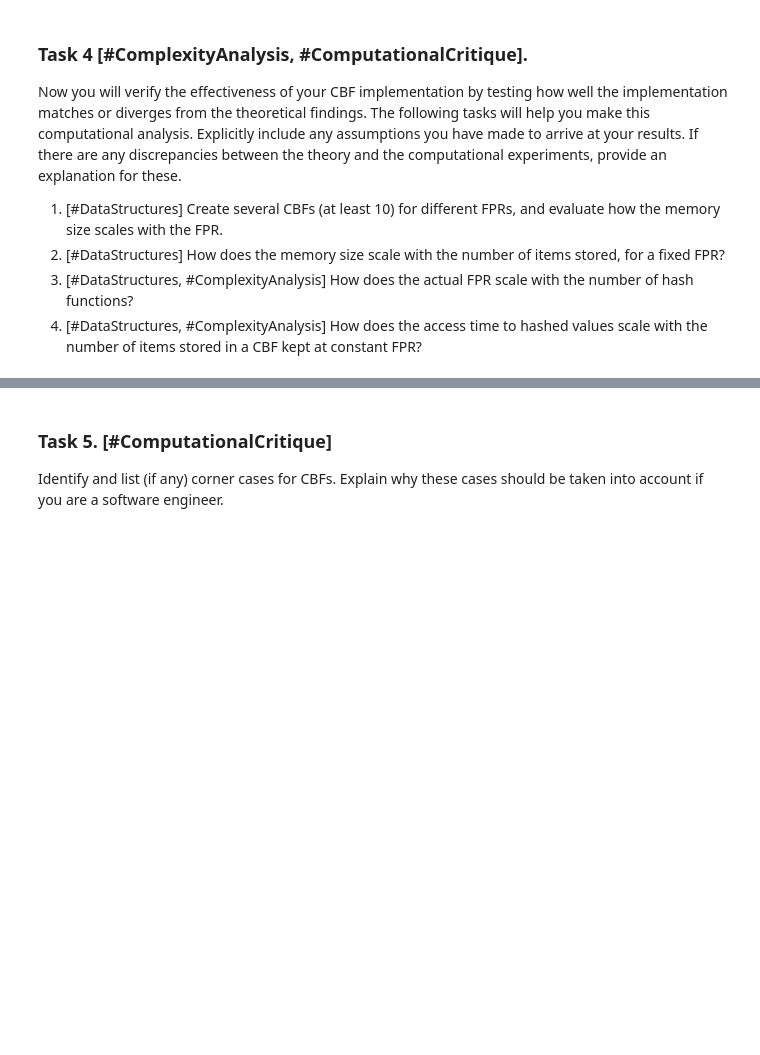
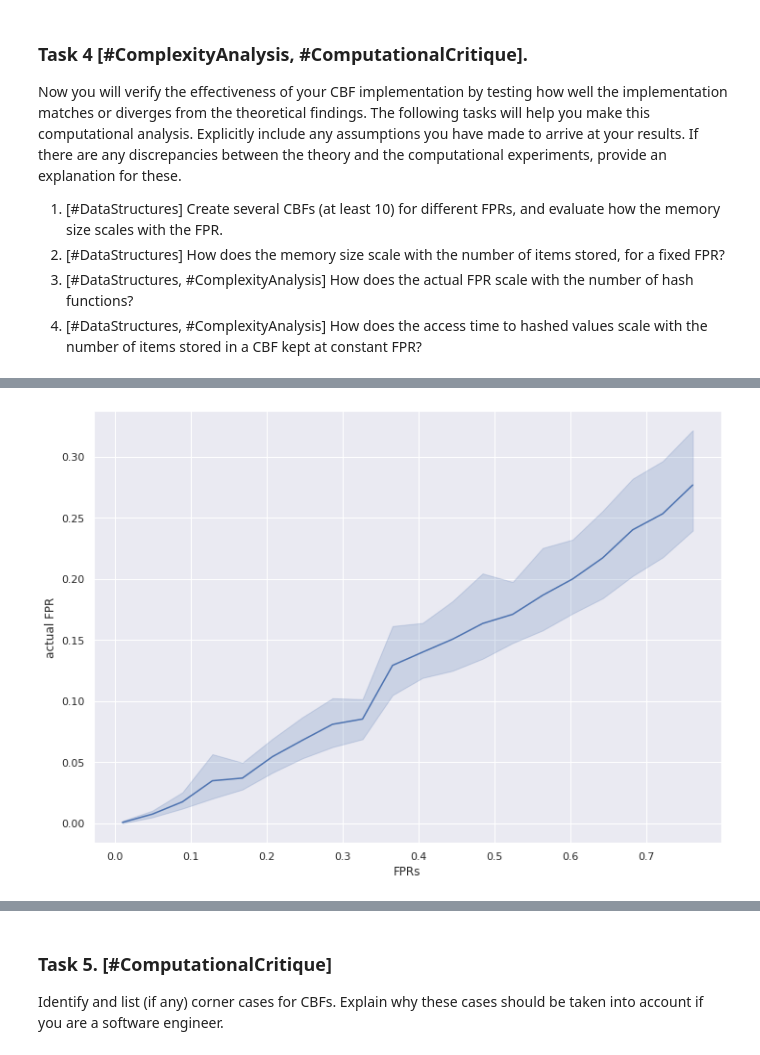
Before and after one commit to mahmud-nobe/CS110_Assignments, a Jupyter notebook: CS110 Assignment 3: Bloom Filters/CS110_Assignment_3.ipynb, the cells around one changed output, grey strips where cells are left out. Saved outputs shown, nothing was run; the diff lists cells and outputs as text; code cells hidden in the pictures; blank space fills up the shorter version.

```diff
--- a/CS110 Assignment 3: Bloom Filters/CS110_Assignment_3.ipynb
+++ b/CS110 Assignment 3: Bloom Filters/CS110_Assignment_3.ipynb
@@ -531,0 +669,7 @@ array([ 200,  400,  600,  800, 1000, 1200, 1400, 1600, 1800, 2000,  200,
+# %%
+#### Cheking how actual FPR relates with given desired FPRs
+
+sns.lineplot(x = 'FPRs', y='actual FPR', data=plotting_data)
+plt.show()
+# %% [output]
+[figure, added]
```
Also changed, not shown: parts of 56 cells of this notebook.
